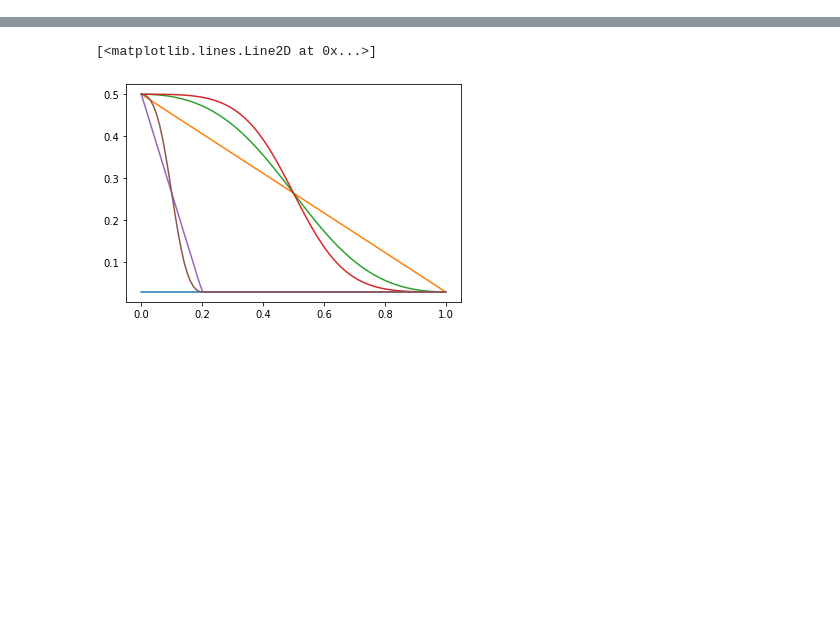
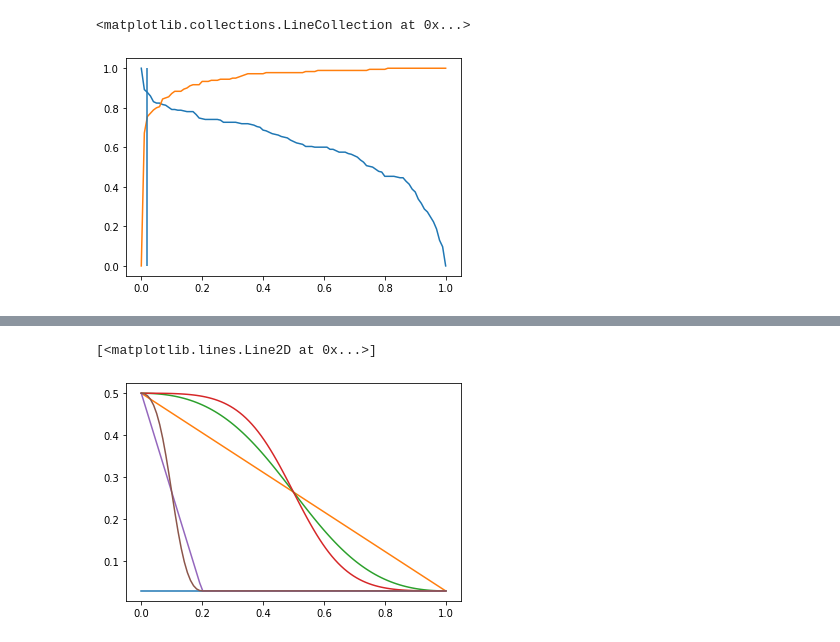
Before and after one commit to MELDProject/meld_graph, a Jupyter notebook: notebooks/threshold_predictions.ipynb, the cells around one changed output, grey strips where cells are left out. Saved outputs shown, nothing was run; the diff lists cells and outputs as text; code cells hidden in the pictures; blank space fills up the shorter version.

```diff
--- a/notebooks/threshold_predictions.ipynb
+++ b/notebooks/threshold_predictions.ipynb
@@ -105,0 +189,12 @@ plt.hist(subjects_dict[1]['distance_map'])
+# %%
+def calculate_optimal_threshold(roc_dictionary,thresholds):
+    from scipy.signal import find_peaks
+
+    youden_curve = roc_dictionary['norm_spec']+roc_dictionary['norm_sens']
+    bigjump = np.argmax(np.diff(youden_curve))
+    #find first peak in youden after bigjump
+
+    peaks,_=find_peaks(youden_curve)
+    peaks=peaks[peaks>bigjump]
+    threshold_best = np.min(peaks)
+    return thresholds[threshold_best]
@@ -105,0 +206,9 @@ plt.hist(subjects_dict[1]['distance_map'])
+# %%
+plt.plot(thresholds,
+         roc_dictionary_trainval['norm_sens'],label='test')
+plt.plot(thresholds,
+         roc_dictionary_trainval['norm_spec'],label='test')
+plt.vlines(optimal_threshold,0,1)
+# %% [output]
+<matplotlib.collections.LineCollection at 0x...>
+[figure, added]
```
Also changed, not shown: parts of 19 cells of this notebook, 3 other files.
